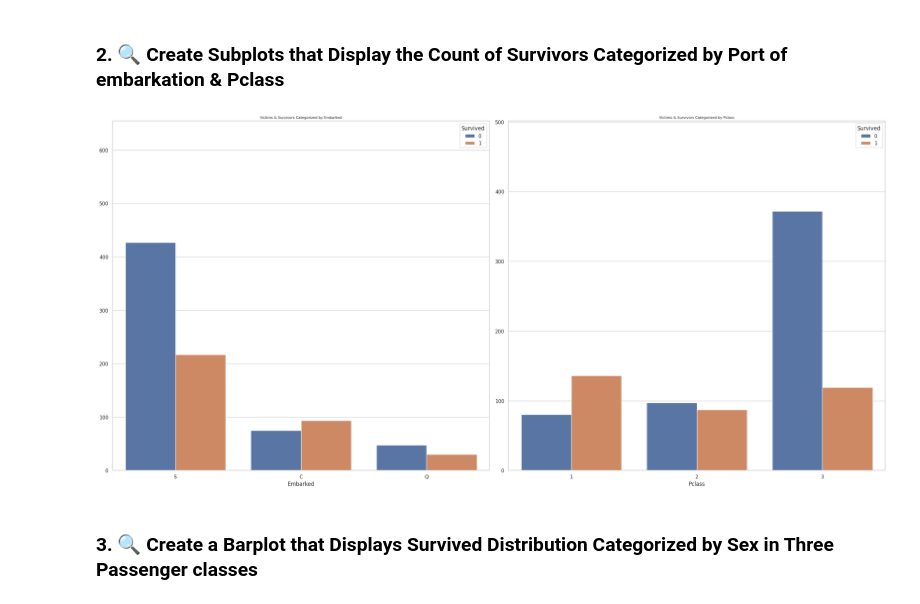
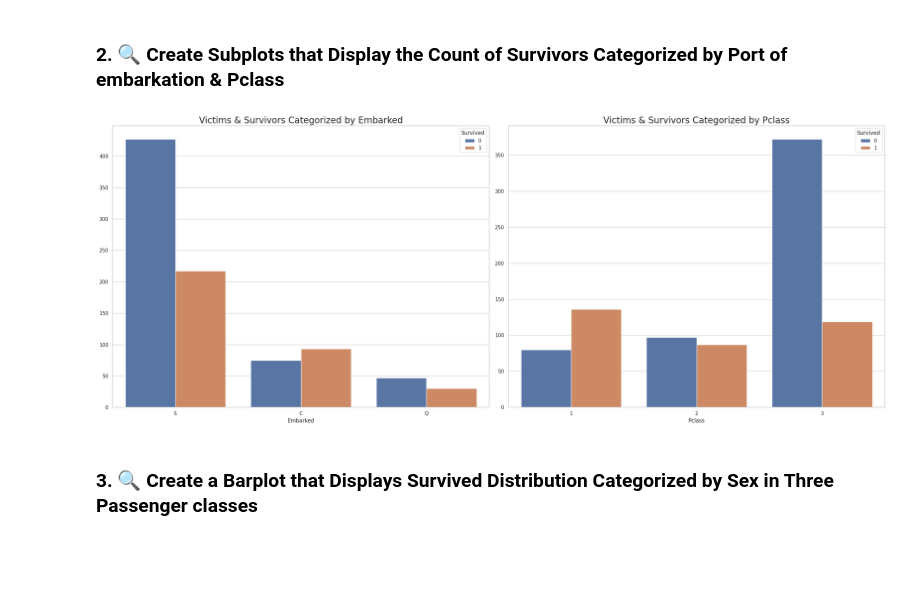
Before and after one commit to yigaai/StoryTelling_with_Data_myTelescope, a Jupyter notebook: titanic-survival-prediction.ipynb, the cells around one changed output. Drawn from its saved outputs; the diff is of its cells as text; code cells hidden in the pictures; blank space fills up the shorter version.

```diff
--- a/titanic-survival-prediction.ipynb
+++ b/titanic-survival-prediction.ipynb
@@ -433,22 +433,21 @@ plt.show()
 cate_cols = ['Embarked', 'Pclass']
 target = 'Survived'
 # %%
-fig = plt.figure(figsize = (25, len(cate_cols)*6))
+fig = plt.figure(figsize = (25,10))
 
 for i, col in enumerate(cate_cols):
     plt.subplot(len(cate_cols)//2 + len(cate_cols)%2, 2, i+1)
     sns.countplot(data=df,
                   x=col,
                   hue=target)
-    plt.title(f'Victims & Survivors Categorized by {col}', fontsize=8)
-    plt.ylim(0, df[col].value_counts().max()+10)
+    plt.title(f'Victims & Survivors Categorized by {col}',fontsize=20)
     plt.ylabel('')
 
+    plt.tight_layout()
 
-plt.tight_layout()
 plt.show()
 # %% [output]
-[figure, old version]
+[figure, new version]
 # %% [markdown]
 ### 3. 🔍 **Create a Barplot that Displays Survived Distribution Categorized by Sex in Three Passenger classes**
 # %%
```
Also changed, not shown: parts of 1 cell of this notebook.
